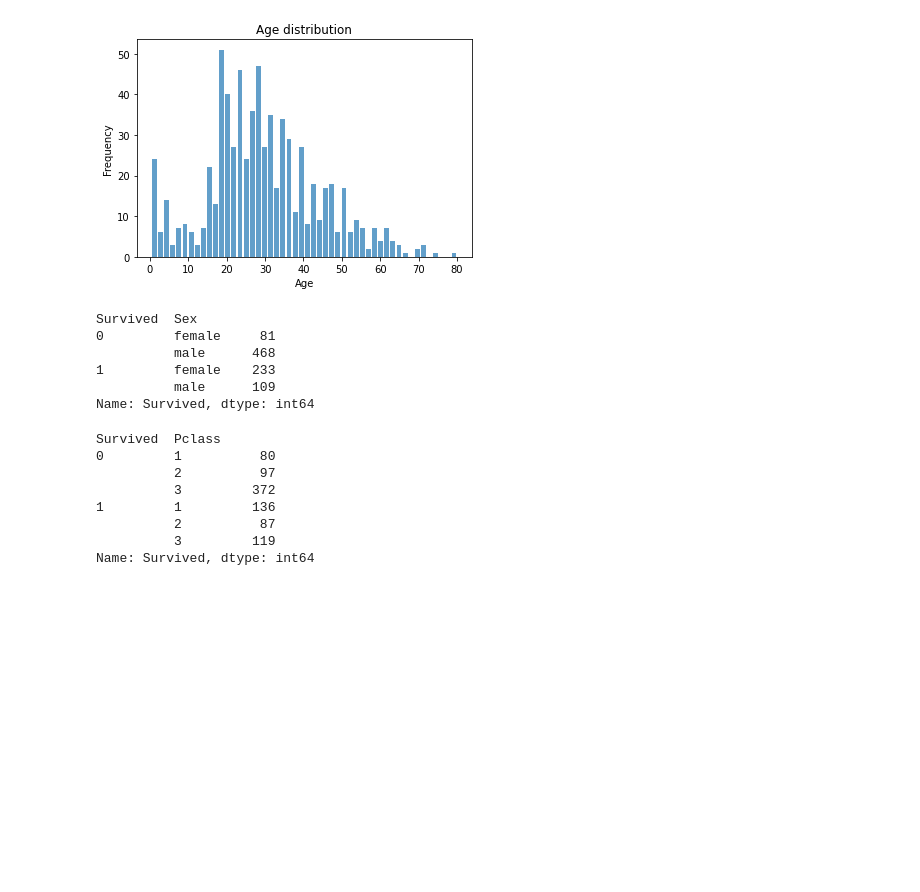
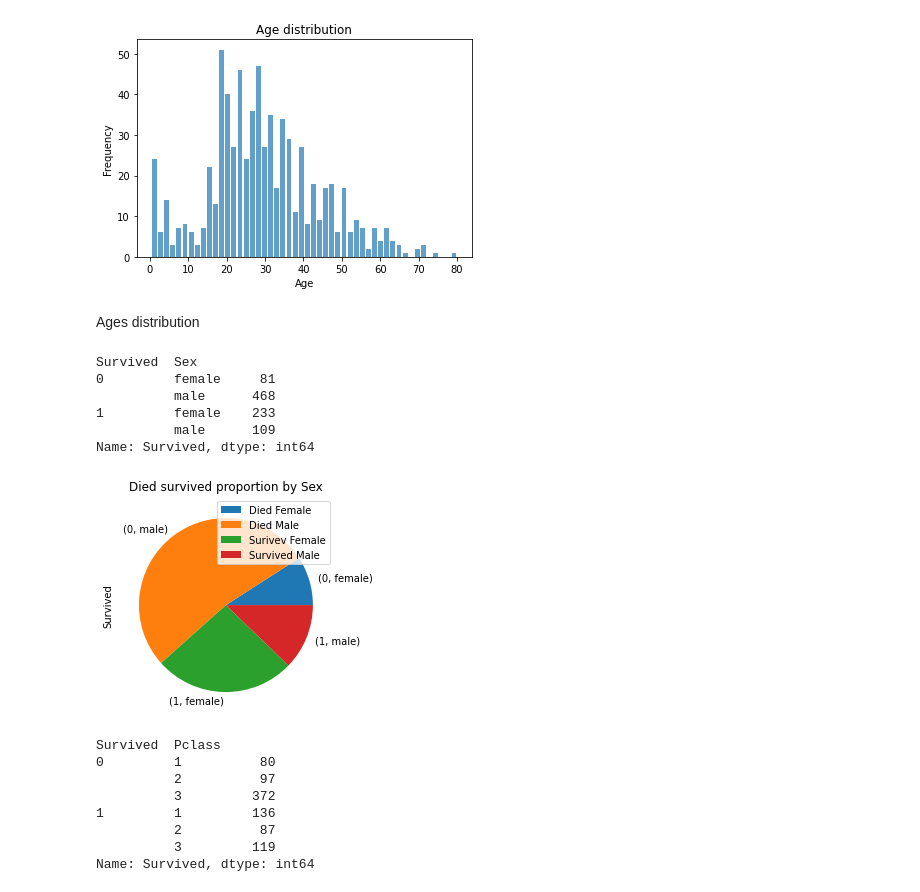
Before and after one commit to danquio194/AlgorithmsUN2022II, a Jupyter notebook: Quiz3/dfquinoneso_Quiz_3.ipynb, the cells around one changed output. Drawn from its saved outputs; the diff is of its cells as text; code cells hidden in the pictures; blank space fills up the shorter version.

```diff
--- a/Quiz3/dfquinoneso_Quiz_3.ipynb
+++ b/Quiz3/dfquinoneso_Quiz_3.ipynb
@@ -802,6 +804,8 @@ plt.title("Age distribution")
 plt.show()
 # %% [output]
 [figure]
+# %% [markdown]
+Ages distribution
 # %%
 sex_survived = titanic.groupby(by = ["Survived", "Sex"])["Survived"].count()
 pclass_survived = titanic.groupby(by = ["Survived", "Pclass"])["Survived"].count()
@@ -815,6 +819,13 @@ Survived  Sex
 1         female    233
           male      109
 Name: Survived, dtype: int64
+# %%
+sex_survived.plot.pie()
+plt.title("Died survived proportion by Sex")
+plt.legend(["Died Female", "Died Male", "Surivev Female", "Survived Male"])
+plt.show()
+# %% [output]
+[figure, added]
 # %%
 pclass_survived
 # %% [output]
```
Also changed, not shown: parts of 3 cells of this notebook.
